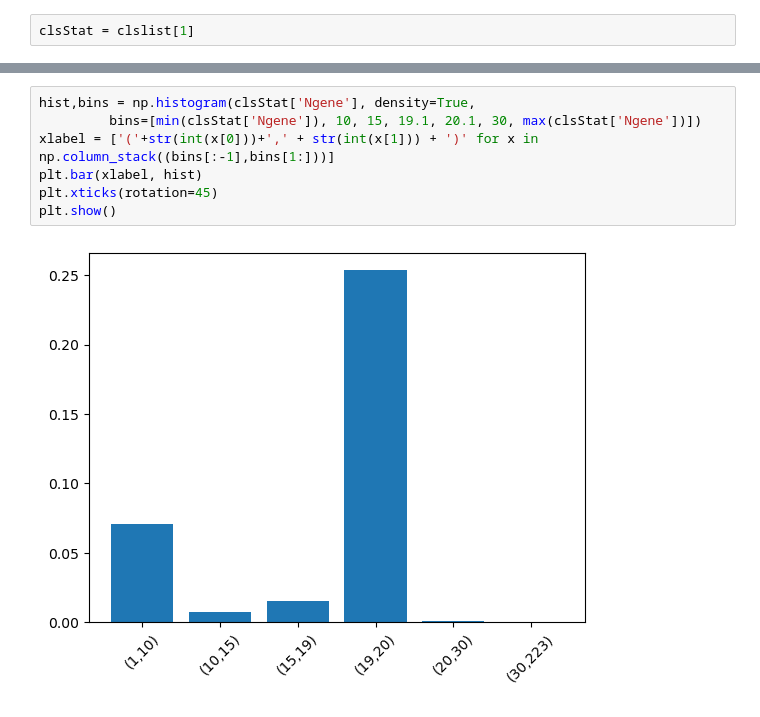
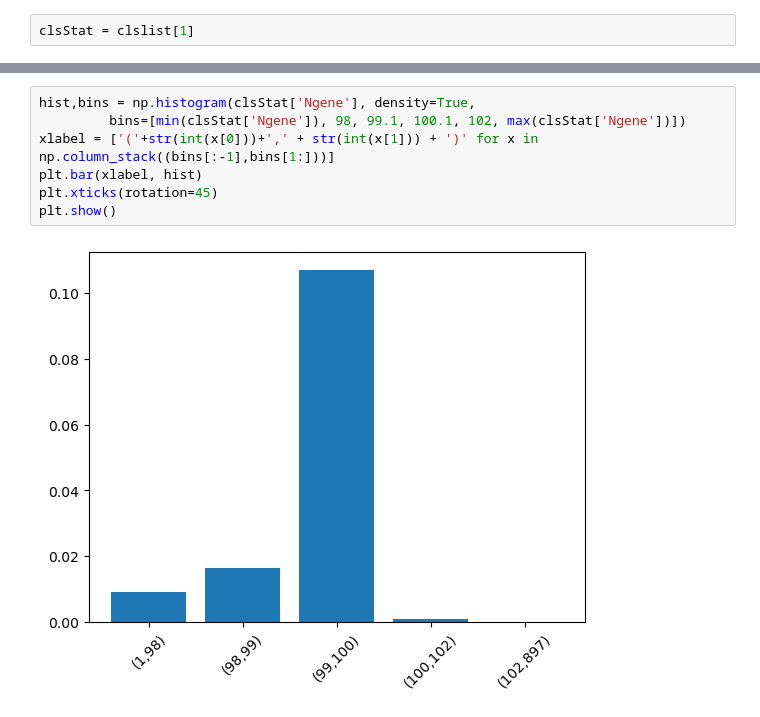
Before and after one commit to ghzuo/cvnet, a Jupyter notebook: scripts/clusterAnalysis.ipynb, the cells around one changed output, grey strips where cells are left out. Cells and saved outputs as stored; diff of their text form.

```diff
--- a/scripts/clusterAnalysis.ipynb
+++ b/scripts/clusterAnalysis.ipynb
@@ -87,12 +71,12 @@ Name: count, dtype: int64
 # %%
 hist,bins = np.histogram(clsStat['Ngene'], density=True,
-         bins=[min(clsStat['Ngene']), 10, 15, 19.1, 20.1, 30, max(clsStat['Ngene'])])
+         bins=[min(clsStat['Ngene']), 98, 99.1, 100.1, 102, max(clsStat['Ngene'])])
 xlabel = ['('+str(int(x[0]))+',' + str(int(x[1])) + ')' for x in np.column_stack((bins[:-1],bins[1:]))]
 plt.bar(xlabel, hist)
 plt.xticks(rotation=45)
 plt.show()
 # %% [output]
-[figure, old version]
+[figure, new version]
 # %%
 clsStat["Ngene"].value_counts()
 # %% [output]
```
Also changed, not shown: parts of 5 cells of this notebook, 1 other file.
